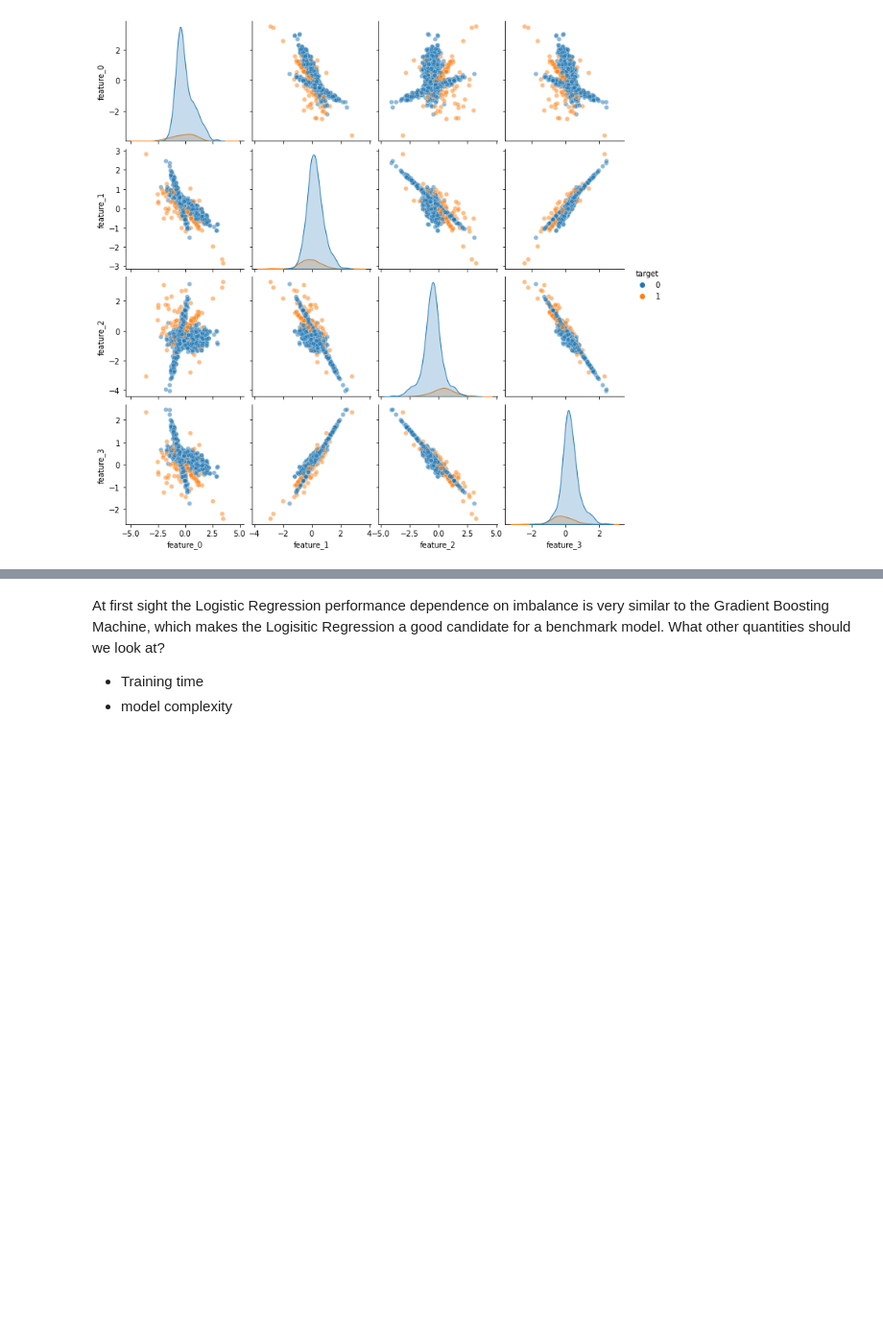
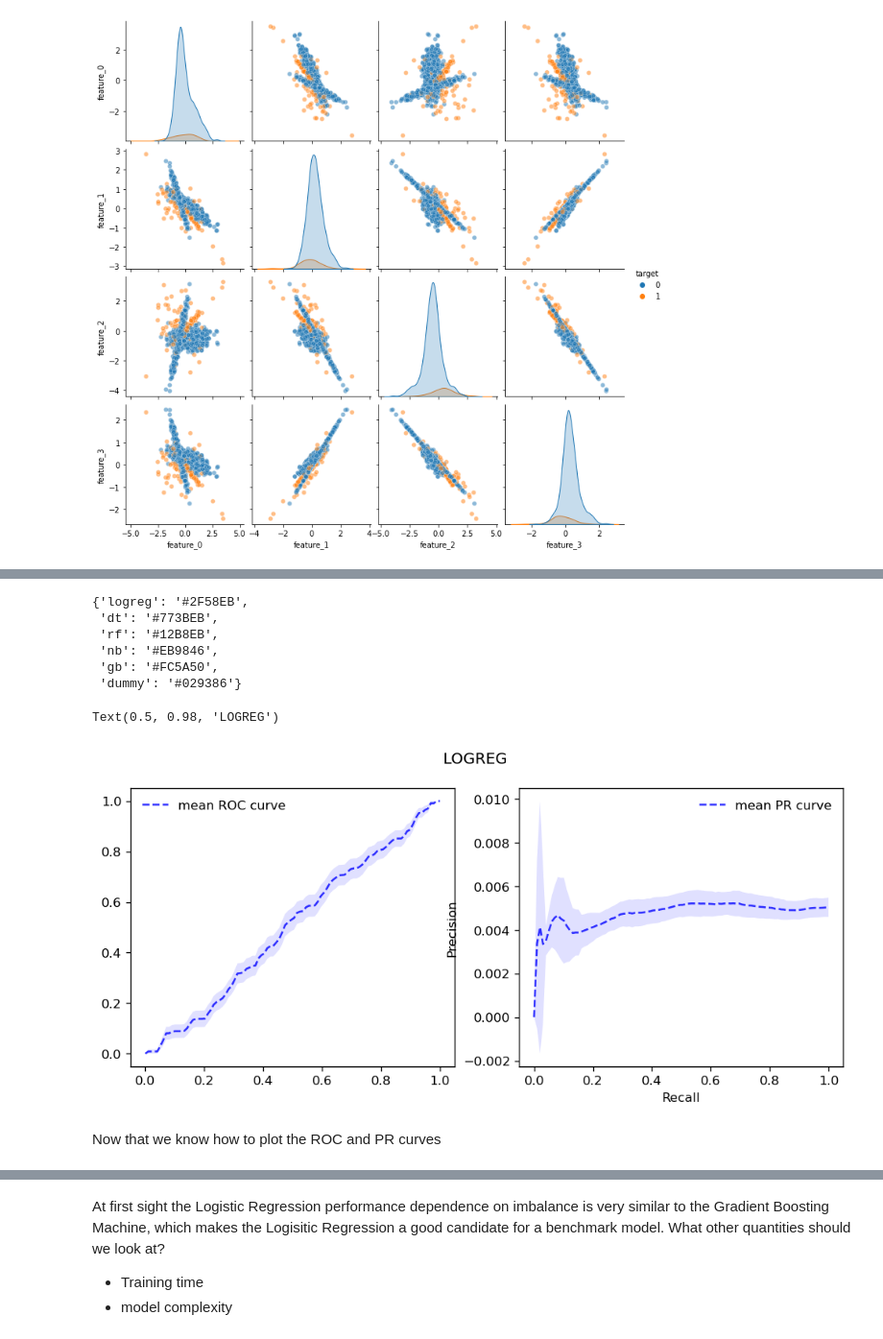
Before and after one commit to pibieta/imbalanced_learning, a Jupyter notebook: notebooks/pablo-best-benchmark-model.ipynb, the cells around one changed output, grey strips where cells are left out. Shown at 96% size. Cells and saved outputs as stored; diff of their text form; code cells hidden in the pictures; blank space fills up the shorter version.

```diff
--- a/notebooks/pablo-best-benchmark-model.ipynb
+++ b/notebooks/pablo-best-benchmark-model.ipynb
@@ -455,0 +611,26 @@ f.tight_layout()
+# %%
+colors
+# %% [output]
+{'logreg': '#2F58EB',
+ 'dt': '#773BEB',
+ 'rf': '#12B8EB',
+ 'nb': '#EB9846',
+ 'gb': '#FC5A50',
+ 'dummy': '#029386'}
+# %%
+imbalance = 0.0001
+model_name = 'logreg'
+# f, ax = plt.subplots(len(colors), 2, dpi = 100, figsize = (10, 4*len(colors)))
+# for axis, model_name  in zip(ax, colors.keys()):
+#     print(axis, model_name)
+df_metrics = metrics[imbalance][model_name]['df_metrics']
+f, ax = plt.subplots(1,2, dpi = 120, figsize = (10,4))
+plot_roc_curve(df_metrics, color = 'blue',
+                ax = ax[0])
+plot_pr_curve(df_metrics=df_metrics, color = 'blue', ax = ax[1])
+f.suptitle(model_name.upper())
+# %% [output]
+Text(0.5, 0.98, 'LOGREG')
+[figure, added]
+# %% [markdown]
+Now that we know how to plot the ROC and PR curves
```
Also changed, not shown: parts of 12 cells of this notebook.
